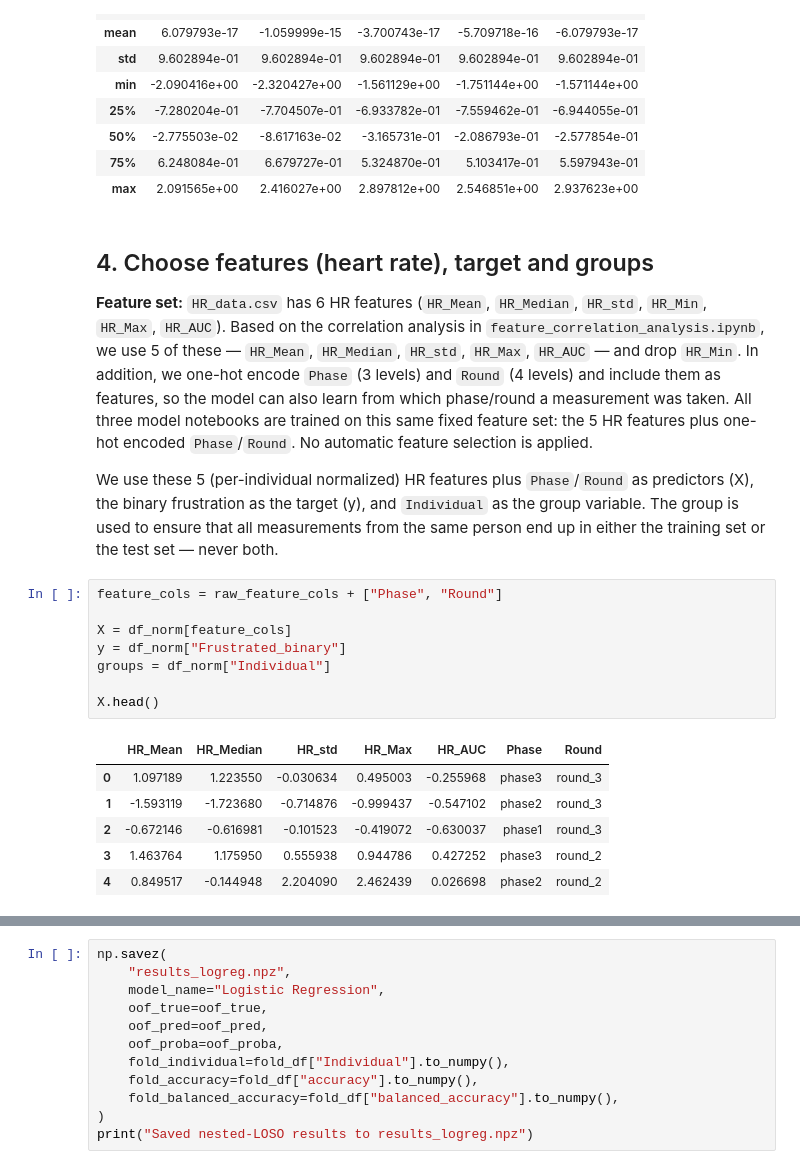
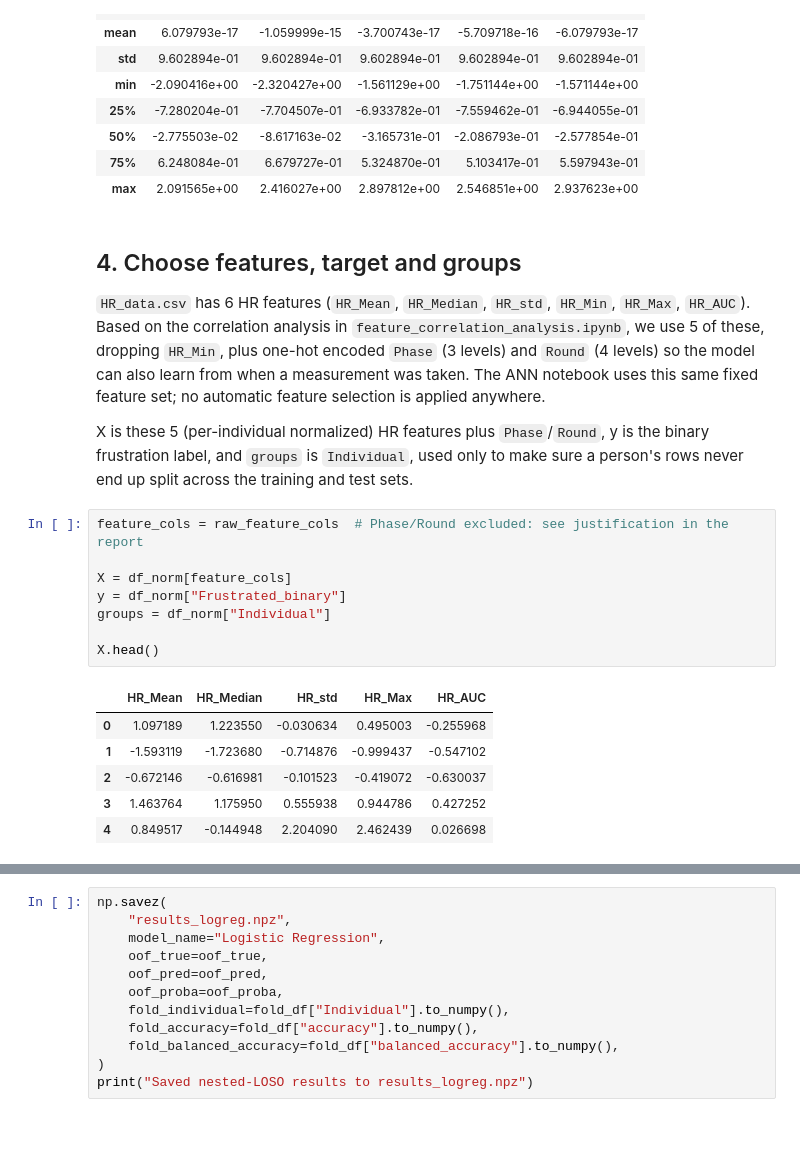
Before and after one commit to yutaozhang2004-maker/task2-hr-frustration-cv, a Jupyter notebook: logistic_regression_training.ipynb, the cells around one changed output, grey strips where cells are left out. Saved outputs shown, nothing was run; the diff lists cells and outputs as text; blank space fills up the shorter version.

```diff
--- a/logistic_regression_training.ipynb
+++ b/logistic_regression_training.ipynb
@@ -139,35 +153,32 @@ df_norm[raw_feature_cols].describe()
 | 75% | 6.248084e-01 | 6.679727e-01 | 5.324870e-01 | 5.103417e-01 | 5.597943e-01 |
 | max | 2.091565e+00 | 2.416027e+00 | 2.897812e+00 | 2.546851e+00 | 2.937623e+00 |
 # %% [markdown]
-## 4. Choose features (heart rate), target and groups
+## 4. Choose features, target and groups
 
-**Feature set:** `HR_data.csv` has 6 HR features (`HR_Mean`, `HR_Median`, `HR_std`, `HR_Min`,
-`HR_Max`, `HR_AUC`). Based on the correlation analysis in `feature_correlation_analysis.ipynb`, we
-use 5 of these — `HR_Mean`, `HR_Median`, `HR_std`, `HR_Max`, `HR_AUC` — and drop `HR_Min`. In
-addition, we one-hot encode `Phase` (3 levels) and `Round` (4 levels) and include them as features,
-so the model can also learn from which phase/round a measurement was taken. All three model
-notebooks are trained on this same fixed feature set: the 5 HR features plus one-hot encoded
-`Phase`/`Round`. No automatic feature selection is applied.
+`HR_data.csv` has 6 HR features (`HR_Mean`, `HR_Median`, `HR_std`, `HR_Min`, `HR_Max`, `HR_AUC`).
+Based on the correlation analysis in `feature_correlation_analysis.ipynb`, we use 5 of these,
+dropping `HR_Min`, plus one-hot encoded `Phase` (3 levels) and `Round` (4 levels) so the model can
+also learn from when a measurement was taken. The ANN notebook uses this same fixed feature set; no
+automatic feature selection is applied anywhere.
 
-We use these 5 (per-individual normalized) HR features plus `Phase`/`Round` as predictors (X), the
-binary frustration as the target (y), and `Individual` as the group variable. The group is used to
-ensure that all measurements from the same person end up in either the training set or the test
-set — never both.
+X is these 5 (per-individual normalized) HR features plus `Phase`/`Round`, y is the binary
+frustration label, and `groups` is `Individual`, used only to make sure a person's rows never end
+up split across the training and test sets.
 # %%
-feature_cols = raw_feature_cols + ["Phase", "Round"]
+feature_cols = raw_feature_cols  # Phase/Round excluded: see justification in the report
 
 X = df_norm[feature_cols]
 y = df_norm["Frustrated_binary"]
 groups = df_norm["Individual"]
 
 X.head()
 # %% [output]
-|  | HR_Mean | HR_Median | HR_std | HR_Max | HR_AUC | Phase | Round |
-| 0 | 1.097189 | 1.223550 | -0.030634 | 0.495003 | -0.255968 | phase3 | round_3 |
-| 1 | -1.593119 | -1.723680 | -0.714876 | -0.999437 | -0.547102 | phase2 | round_3 |
-| 2 | -0.672146 | -0.616981 | -0.101523 | -0.419072 | -0.630037 | phase1 | round_3 |
-| 3 | 1.463764 | 1.175950 | 0.555938 | 0.944786 | 0.427252 | phase3 | round_2 |
-| 4 | 0.849517 | -0.144948 | 2.204090 | 2.462439 | 0.026698 | phase2 | round_2 |
+|  | HR_Mean | HR_Median | HR_std | HR_Max | HR_AUC |
+| 0 | 1.097189 | 1.223550 | -0.030634 | 0.495003 | -0.255968 |
+| 1 | -1.593119 | -1.723680 | -0.714876 | -0.999437 | -0.547102 |
+| 2 | -0.672146 | -0.616981 | -0.101523 | -0.419072 | -0.630037 |
+| 3 | 1.463764 | 1.175950 | 0.555938 | 0.944786 | 0.427252 |
+| 4 | 0.849517 | -0.144948 | 2.204090 | 2.462439 | 0.026698 |
 # %% [markdown]
 ### Features used in this model
 
```
Also changed, not shown: parts of 19 cells of this notebook, 15 other files.
